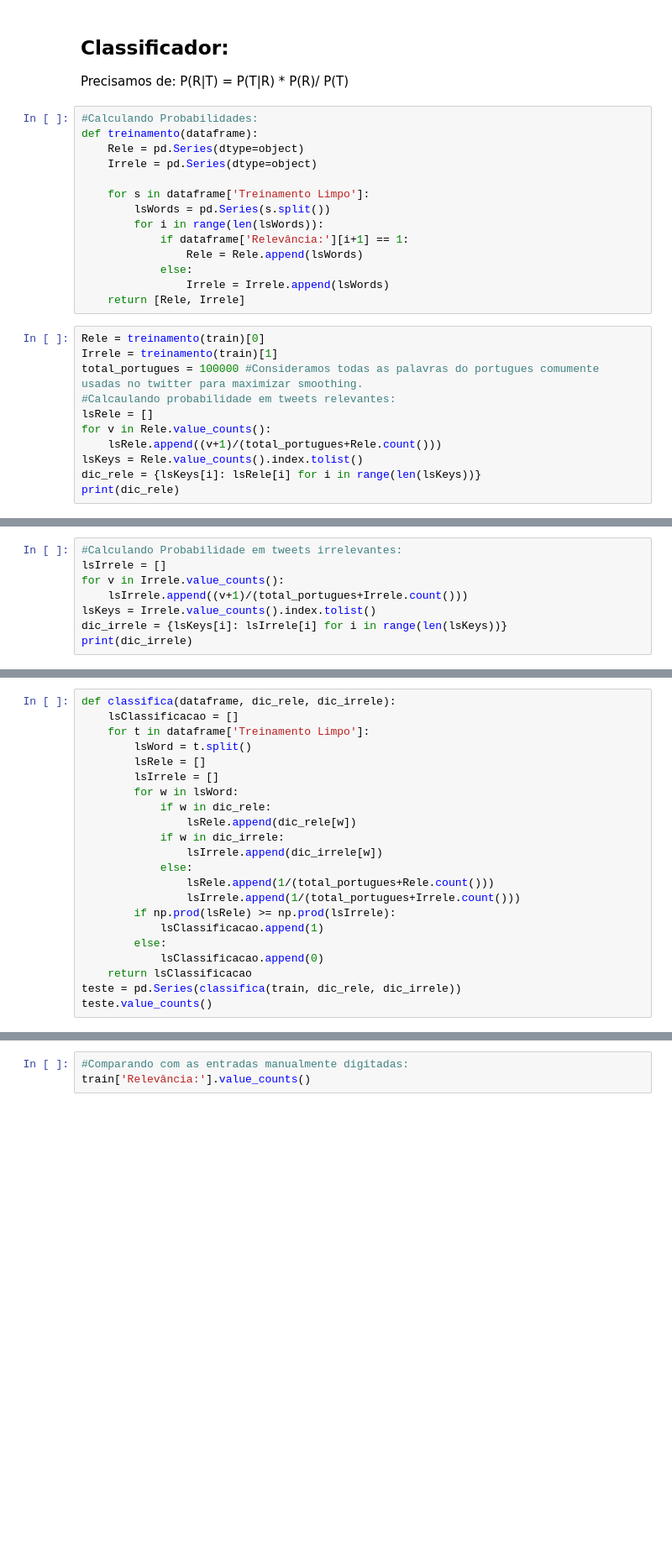
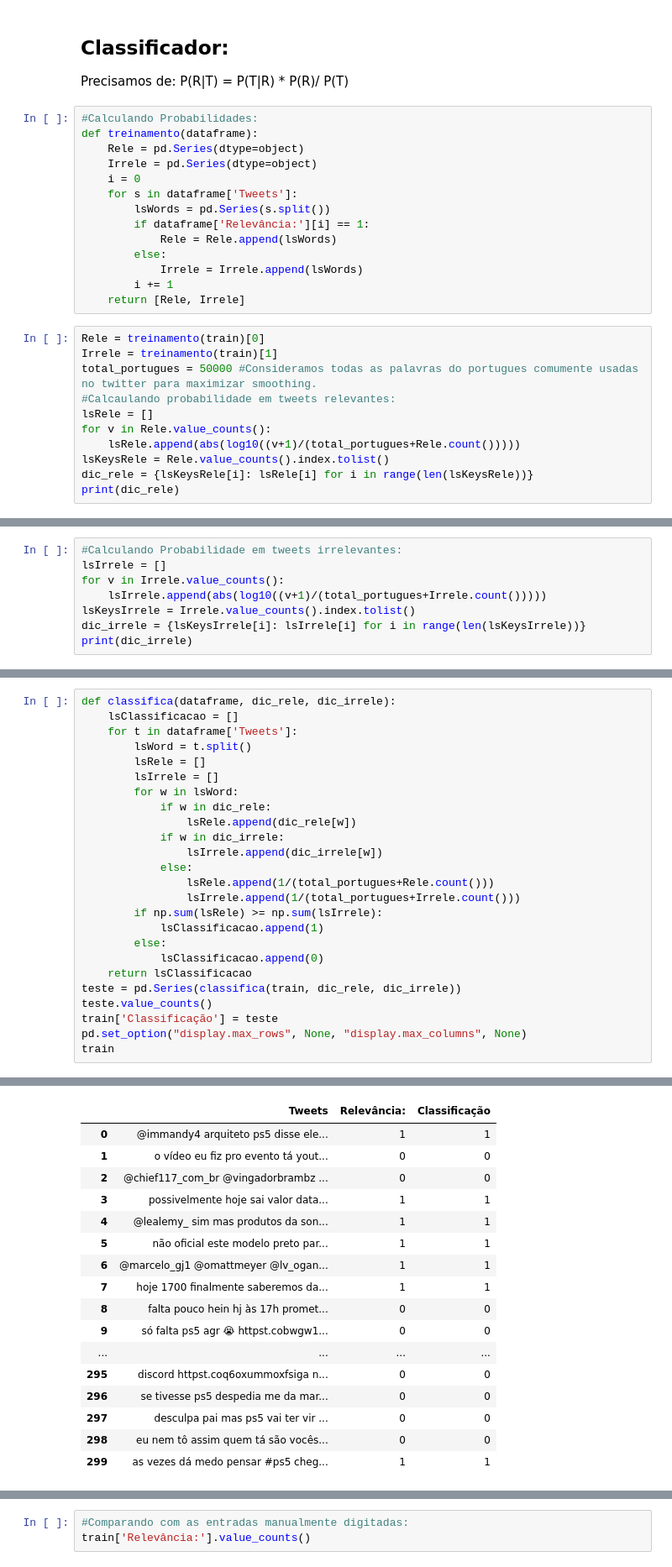
Before and after one commit to arthurchieppe/P1-Ciencia-dos-Dados, a Jupyter notebook: Projeto1_Classificador_layout.ipynb, the cells around one changed output, grey strips where cells are left out. Shown at 84% size. Cells and saved outputs as stored; diff of their text form; blank space fills up the shorter version.

Commit message:
Classificador Feito (falta testar na planilha teste)

```diff
--- a/Projeto1_Classificador_layout.ipynb
+++ b/Projeto1_Classificador_layout.ipynb
@@ -97,24 +103,24 @@ P(R|T) = P(T|R) * P(R)/ P(T)
 def treinamento(dataframe):
     Rele = pd.Series(dtype=object)
     Irrele = pd.Series(dtype=object)
-
-    for s in dataframe['Treinamento Limpo']:
+    i = 0
+    for s in dataframe['Tweets']:
         lsWords = pd.Series(s.split())
-        for i in range(len(lsWords)):
-            if dataframe['Relevância:'][i+1] == 1:
-                Rele = Rele.append(lsWords)
-            else:
-                Irrele = Irrele.append(lsWords)
+        if dataframe['Relevância:'][i] == 1:
+            Rele = Rele.append(lsWords)
+        else:
+            Irrele = Irrele.append(lsWords)
+        i += 1
     return [Rele, Irrele]
 # %%
 Rele = treinamento(train)[0]
 Irrele = treinamento(train)[1]
-total_portugues = 100000 #Consideramos todas as palavras do portugues comumente usadas no twitter para maximizar smoothing.
+total_portugues = 50000 #Consideramos todas as palavras do portugues comumente usadas no twitter para maximizar smoothing.
 #Calcaulando probabilidade em tweets relevantes:
 lsRele = []
 for v in Rele.value_counts():
-    lsRele.append((v+1)/(total_portugues+Rele.count()))
-lsKeys = Rele.value_counts().index.tolist()
-dic_rele = {lsKeys[i]: lsRele[i] for i in range(len(lsKeys))}
+    lsRele.append(abs(log10((v+1)/(total_portugues+Rele.count()))))
+lsKeysRele = Rele.value_counts().index.tolist()
+dic_rele = {lsKeysRele[i]: lsRele[i] for i in range(len(lsKeysRele))}
 print(dic_rele)
 # %% [output]
@@ -123,8 +129,8 @@ print(dic_rele)
 #Calculando Probabilidade em tweets irrelevantes:
 lsIrrele = []
 for v in Irrele.value_counts():
-    lsIrrele.append((v+1)/(total_portugues+Irrele.count()))
-lsKeys = Irrele.value_counts().index.tolist()
-dic_irrele = {lsKeys[i]: lsIrrele[i] for i in range(len(lsKeys))}
+    lsIrrele.append(abs(log10((v+1)/(total_portugues+Irrele.count()))))
+lsKeysIrrele = Irrele.value_counts().index.tolist()
+dic_irrele = {lsKeysIrrele[i]: lsIrrele[i] for i in range(len(lsKeysIrrele))}
 print(dic_irrele)
 # %% [output]
@@ -138,7 +138,7 @@ print(sum(lsRele))
 # %%
 def classifica(dataframe, dic_rele, dic_irrele):
     lsClassificacao = []
-    for t in dataframe['Treinamento Limpo']:
+    for t in dataframe['Tweets']:
         lsWord = t.split()
         lsRele = []
         lsIrrele = []
@@ -150,11 +150,14 @@ def classifica(dataframe, dic_rele, dic_irrele):
             else:
                 lsRele.append(1/(total_portugues+Rele.count()))
                 lsIrrele.append(1/(total_portugues+Irrele.count()))
-        if np.prod(lsRele) >= np.prod(lsIrrele):
+        if np.sum(lsRele) >= np.sum(lsIrrele):
             lsClassificacao.append(1)
         else:
             lsClassificacao.append(0)
     return lsClassificacao
 teste = pd.Series(classifica(train, dic_rele, dic_irrele))
 teste.value_counts()
+train['Classificação'] = teste
+pd.set_option("display.max_rows", None, "display.max_columns", None)
+train
 # %% [output]
@@ -163,0 +164,17 @@ dtype: int64
+|  | Tweets | Relevância: | Classificação |
+| 0 | @immandy4 arquiteto ps5 disse ele... | 1 | 1 |
+| 1 | o vídeo eu fiz pro evento tá yout... | 0 | 0 |
+| 2 | @chief117_com_br @vingadorbrambz ... | 0 | 0 |
+| 3 | possivelmente hoje sai valor data... | 1 | 1 |
+| 4 | @lealemy_ sim mas produtos da son... | 1 | 1 |
+| 5 | não oficial este modelo preto par... | 1 | 1 |
+| 6 | @marcelo_gj1 @omattmeyer @lv_ogan... | 1 | 1 |
+| 7 | hoje 1700 finalmente saberemos da... | 1 | 1 |
+| 8 | falta pouco hein hj às 17h promet... | 0 | 0 |
+| 9 | só falta ps5 agr 😭 httpst.cobwgw1... | 0 | 0 |
+| ... | ... | ... | ... |
+| 295 | discord httpst.coq6oxummoxfsiga n... | 0 | 0 |
+| 296 | se tivesse ps5 despedia me da mar... | 0 | 0 |
+| 297 | desculpa pai mas ps5 vai ter vir ... | 0 | 0 |
+| 298 | eu nem tô assim quem tá são vocês... | 0 | 0 |
+| 299 | as vezes dá medo pensar #ps5 cheg... | 1 | 1 |
```
Also changed, not shown: parts of 10 cells of this notebook, 1 other file.
